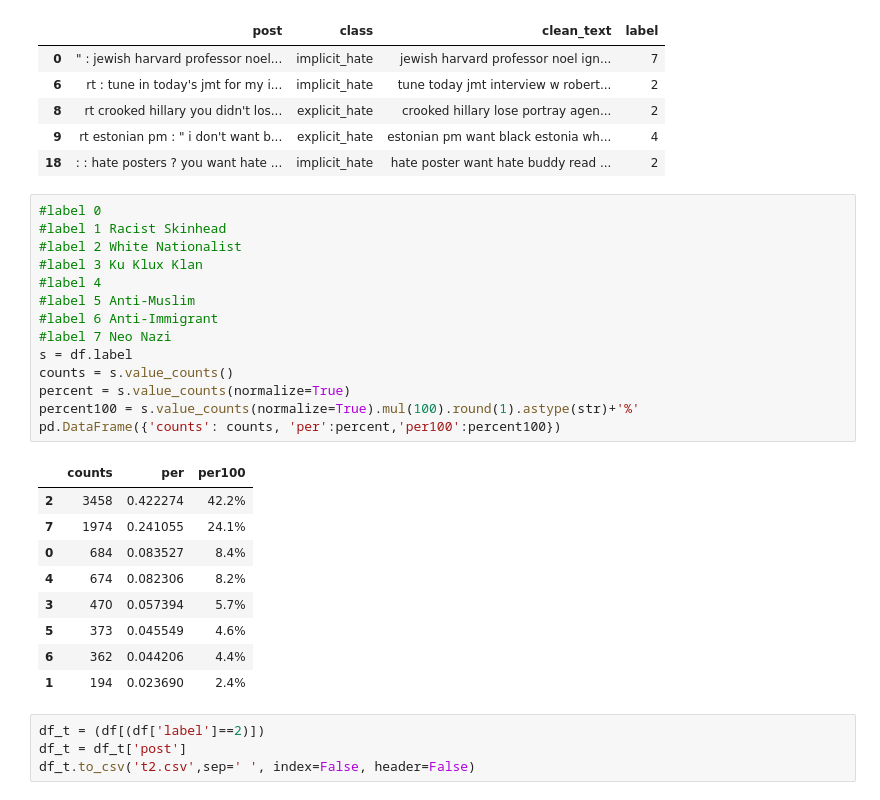
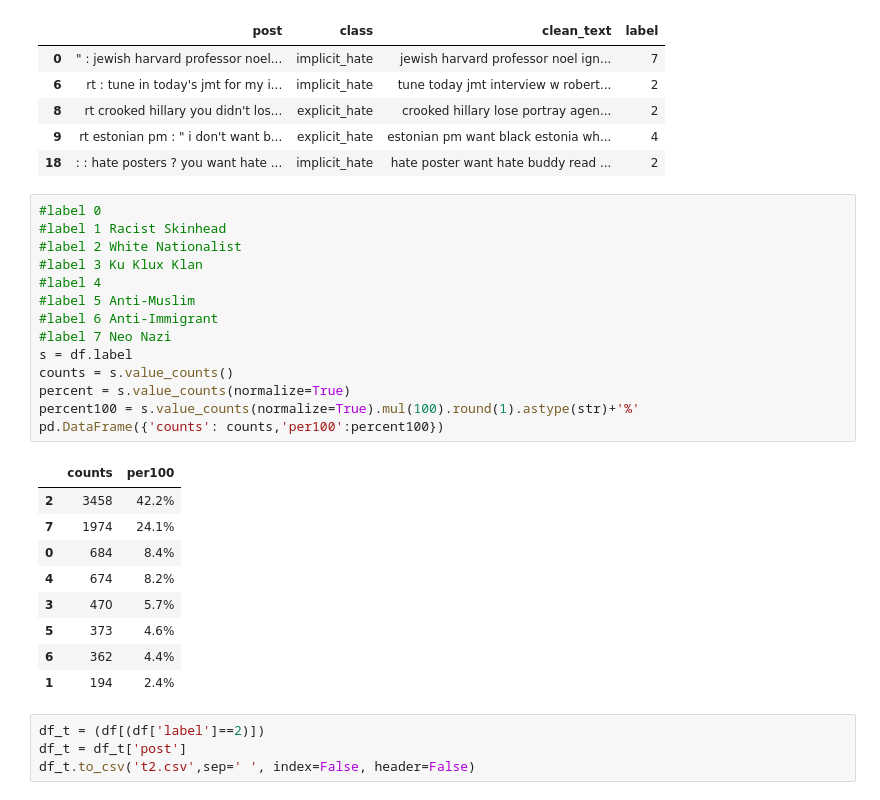
Before and after one commit to Kippn/implicit-hatespeech, a Jupyter notebook: implicit_hate_speech.ipynb, the cells around one changed output. Drawn from its saved outputs; the diff is of its cells as text.

```diff
--- a/implicit_hate_speech.ipynb
+++ b/implicit_hate_speech.ipynb
@@ -610,27 +610,27 @@ df.head()
 # %%
 #label 0
 #label 1 Racist Skinhead
 #label 2 White Nationalist
 #label 3 Ku Klux Klan
 #label 4
 #label 5 Anti-Muslim
 #label 6 Anti-Immigrant
 #label 7 Neo Nazi
 s = df.label
 counts = s.value_counts()
 percent = s.value_counts(normalize=True)
 percent100 = s.value_counts(normalize=True).mul(100).round(1).astype(str)+'%'
-pd.DataFrame({'counts': counts, 'per':percent,'per100':percent100})
+pd.DataFrame({'counts': counts,'per100':percent100})
 # %% [output]
-|  | counts | per | per100 |
-| 2 | 3458 | 0.422274 | 42.2% |
-| 7 | 1974 | 0.241055 | 24.1% |
-| 0 | 684 | 0.083527 | 8.4% |
-| 4 | 674 | 0.082306 | 8.2% |
-| 3 | 470 | 0.057394 | 5.7% |
-| 5 | 373 | 0.045549 | 4.6% |
-| 6 | 362 | 0.044206 | 4.4% |
-| 1 | 194 | 0.023690 | 2.4% |
+|  | counts | per100 |
+| 2 | 3458 | 42.2% |
+| 7 | 1974 | 24.1% |
+| 0 | 684 | 8.4% |
+| 4 | 674 | 8.2% |
+| 3 | 470 | 5.7% |
+| 5 | 373 | 4.6% |
+| 6 | 362 | 4.4% |
+| 1 | 194 | 2.4% |
 # %%
 df_t = (df[(df['label']==2)])
 df_t = df_t['post']
```
